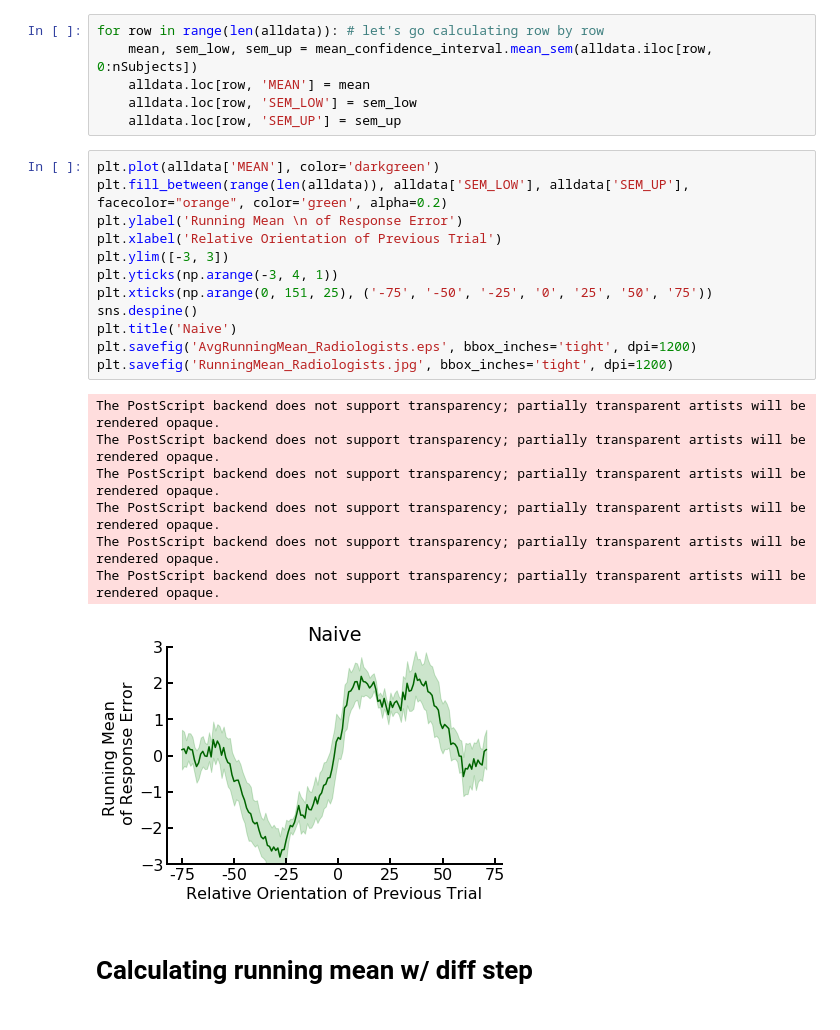
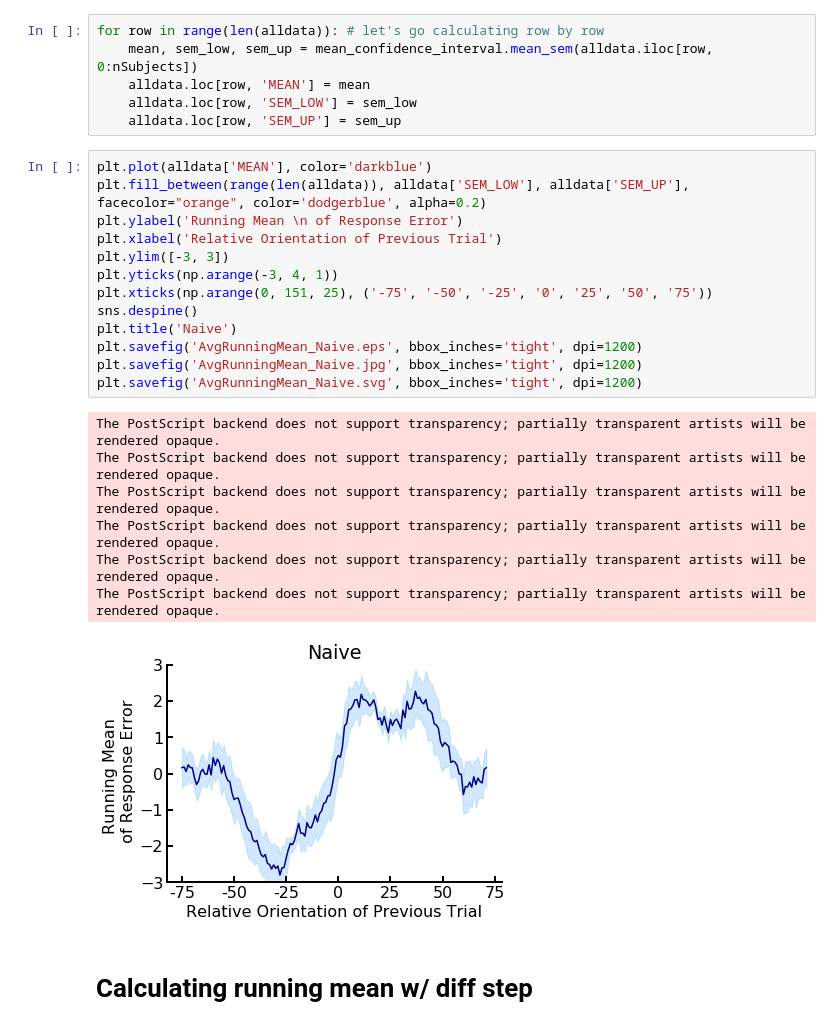
Before and after one commit to WhitneyLab/Serial_Dependence_Analysis_Base, a Jupyter notebook: figures/Fig_5_naive/Fig_5_naive.ipynb, the cells around one changed output. Cells and saved outputs as stored; diff of their text form.

```diff
--- a/figures/Fig_5_naive/Fig_5_naive.ipynb
+++ b/figures/Fig_5_naive/Fig_5_naive.ipynb
@@ -135,25 +135,26 @@ for row in range(len(alldata)): # let's go calculating row by row
     alldata.loc[row, 'SEM_LOW'] = sem_low
     alldata.loc[row, 'SEM_UP'] = sem_up
 # %%
-plt.plot(alldata['MEAN'], color='darkgreen')
-plt.fill_between(range(len(alldata)), alldata['SEM_LOW'], alldata['SEM_UP'], facecolor="orange", color='green', alpha=0.2)
+plt.plot(alldata['MEAN'], color='darkblue')
+plt.fill_between(range(len(alldata)), alldata['SEM_LOW'], alldata['SEM_UP'], facecolor="orange", color='dodgerblue', alpha=0.2)
 plt.ylabel('Running Mean \n of Response Error')
 plt.xlabel('Relative Orientation of Previous Trial')
 plt.ylim([-3, 3])
 plt.yticks(np.arange(-3, 4, 1))
 plt.xticks(np.arange(0, 151, 25), ('-75', '-50', '-25', '0', '25', '50', '75'))
 sns.despine()
 plt.title('Naive')
-plt.savefig('AvgRunningMean_Radiologists.eps', bbox_inches='tight', dpi=1200)
-plt.savefig('RunningMean_Radiologists.jpg', bbox_inches='tight', dpi=1200)
+plt.savefig('AvgRunningMean_Naive.eps', bbox_inches='tight', dpi=1200)
+plt.savefig('AvgRunningMean_Naive.jpg', bbox_inches='tight', dpi=1200)
+plt.savefig('AvgRunningMean_Naive.svg', bbox_inches='tight', dpi=1200)
 # %% [output]
 The PostScript backend does not support transparency; partially transparent artists will be rendered opaque.
 The PostScript backend does not support transparency; partially transparent artists will be rendered opaque.
 The PostScript backend does not support transparency; partially transparent artists will be rendered opaque.
 The PostScript backend does not support transparency; partially transparent artists will be rendered opaque.
 The PostScript backend does not support transparency; partially transparent artists will be rendered opaque.
 The PostScript backend does not support transparency; partially transparent artists will be rendered opaque.
-[figure, old version]
+[figure, new version]
 # %% [markdown]
 # Calculating running mean w/ diff step
 # %%
```
Also changed, not shown: parts of 5 cells of this notebook, 10 other files.
